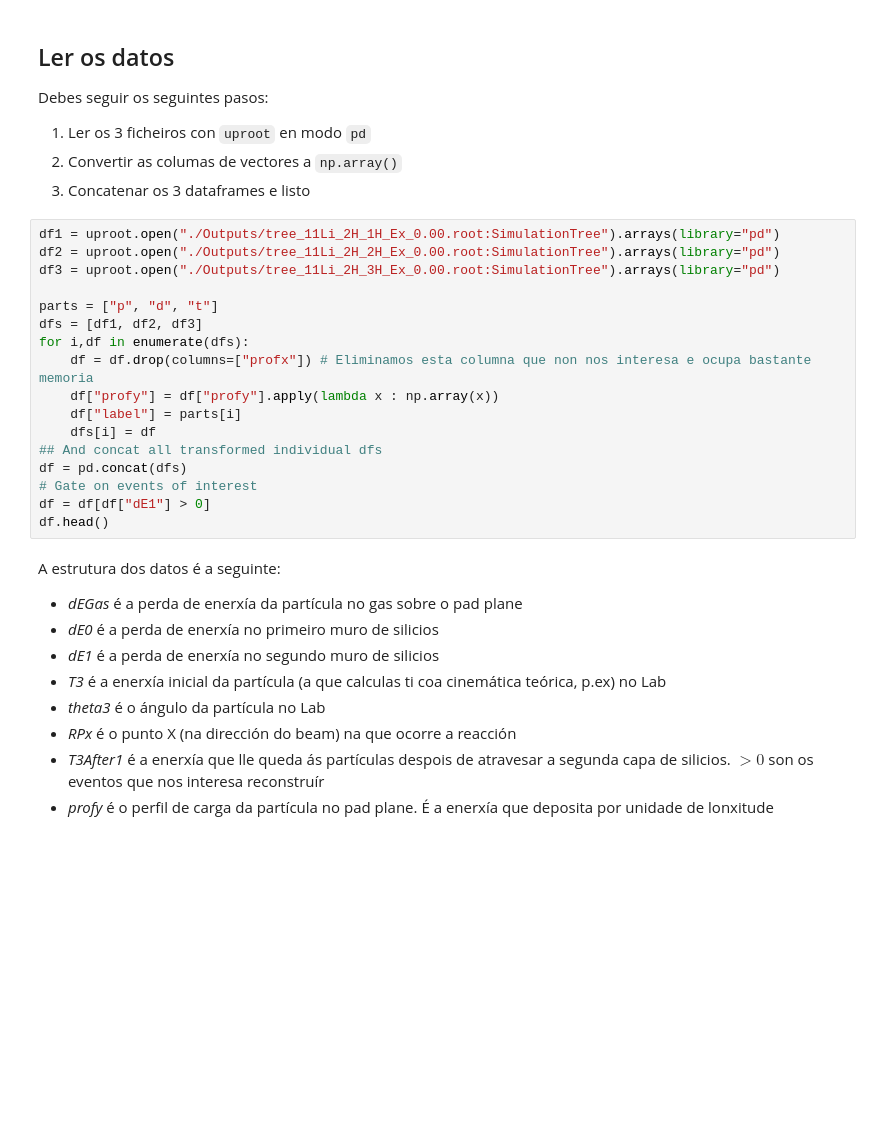
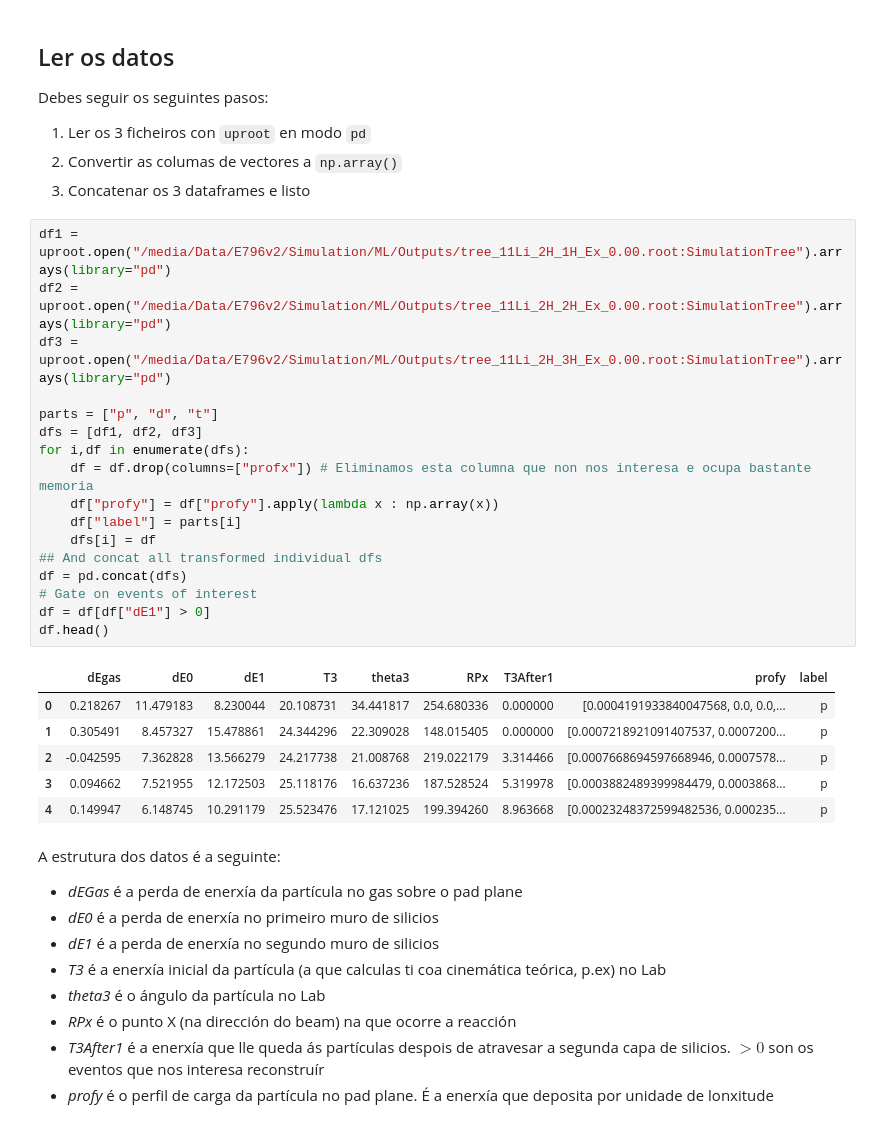
Before and after one commit to loopset/Docs, a Jupyter notebook: Practicas_25/examples.ipynb, the cells around one changed output. Cells and saved outputs as stored; diff of their text form; blank space fills up the shorter version.

```diff
--- a/Practicas_25/examples.ipynb
+++ b/Practicas_25/examples.ipynb
@@ -13,22 +13,29 @@ Debes seguir os seguintes pasos:
 2. Convertir as columas de vectores a `np.array()`
 3. Concatenar os 3 dataframes e listo
 # %%
-df1 = uproot.open("./Outputs/tree_11Li_2H_1H_Ex_0.00.root:SimulationTree").arrays(library="pd")
-df2 = uproot.open("./Outputs/tree_11Li_2H_2H_Ex_0.00.root:SimulationTree").arrays(library="pd")
-df3 = uproot.open("./Outputs/tree_11Li_2H_3H_Ex_0.00.root:SimulationTree").arrays(library="pd")
+df1 = uproot.open("/media/Data/E796v2/Simulation/ML/Outputs/tree_11Li_2H_1H_Ex_0.00.root:SimulationTree").arrays(library="pd")
+df2 = uproot.open("/media/Data/E796v2/Simulation/ML/Outputs/tree_11Li_2H_2H_Ex_0.00.root:SimulationTree").arrays(library="pd")
+df3 = uproot.open("/media/Data/E796v2/Simulation/ML/Outputs/tree_11Li_2H_3H_Ex_0.00.root:SimulationTree").arrays(library="pd")
 
 parts = ["p", "d", "t"]
 dfs = [df1, df2, df3]
 for i,df in enumerate(dfs):
     df = df.drop(columns=["profx"]) # Eliminamos esta columna que non nos interesa e ocupa bastante memoria
     df["profy"] = df["profy"].apply(lambda x : np.array(x))
     df["label"] = parts[i]
     dfs[i] = df
 ## And concat all transformed individual dfs
 df = pd.concat(dfs)
 # Gate on events of interest
 df = df[df["dE1"] > 0]
 df.head()
+# %% [output]
+|  | dEgas | dE0 | dE1 | T3 | theta3 | RPx | T3After1 | profy | label |
+| 0 | 0.218267 | 11.479183 | 8.230044 | 20.108731 | 34.441817 | 254.680336 | 0.000000 | [0.0004191933840047568, 0.0, 0.0,... | p |
+| 1 | 0.305491 | 8.457327 | 15.478861 | 24.344296 | 22.309028 | 148.015405 | 0.000000 | [0.0007218921091407537, 0.0007200... | p |
+| 2 | -0.042595 | 7.362828 | 13.566279 | 24.217738 | 21.008768 | 219.022179 | 3.314466 | [0.0007668694597668946, 0.0007578... | p |
+| 3 | 0.094662 | 7.521955 | 12.172503 | 25.118176 | 16.637236 | 187.528524 | 5.319978 | [0.0003882489399984479, 0.0003868... | p |
+| 4 | 0.149947 | 6.148745 | 10.291179 | 25.523476 | 17.121025 | 199.394260 | 8.963668 | [0.00023248372599482536, 0.000235... | p |
 # %% [markdown]
 A estrutura dos datos é a seguinte:
 - *dEGas* é a perda de enerxía da partícula no gas sobre o pad plane
```
Also changed, not shown: parts of 2 cells of this notebook.
